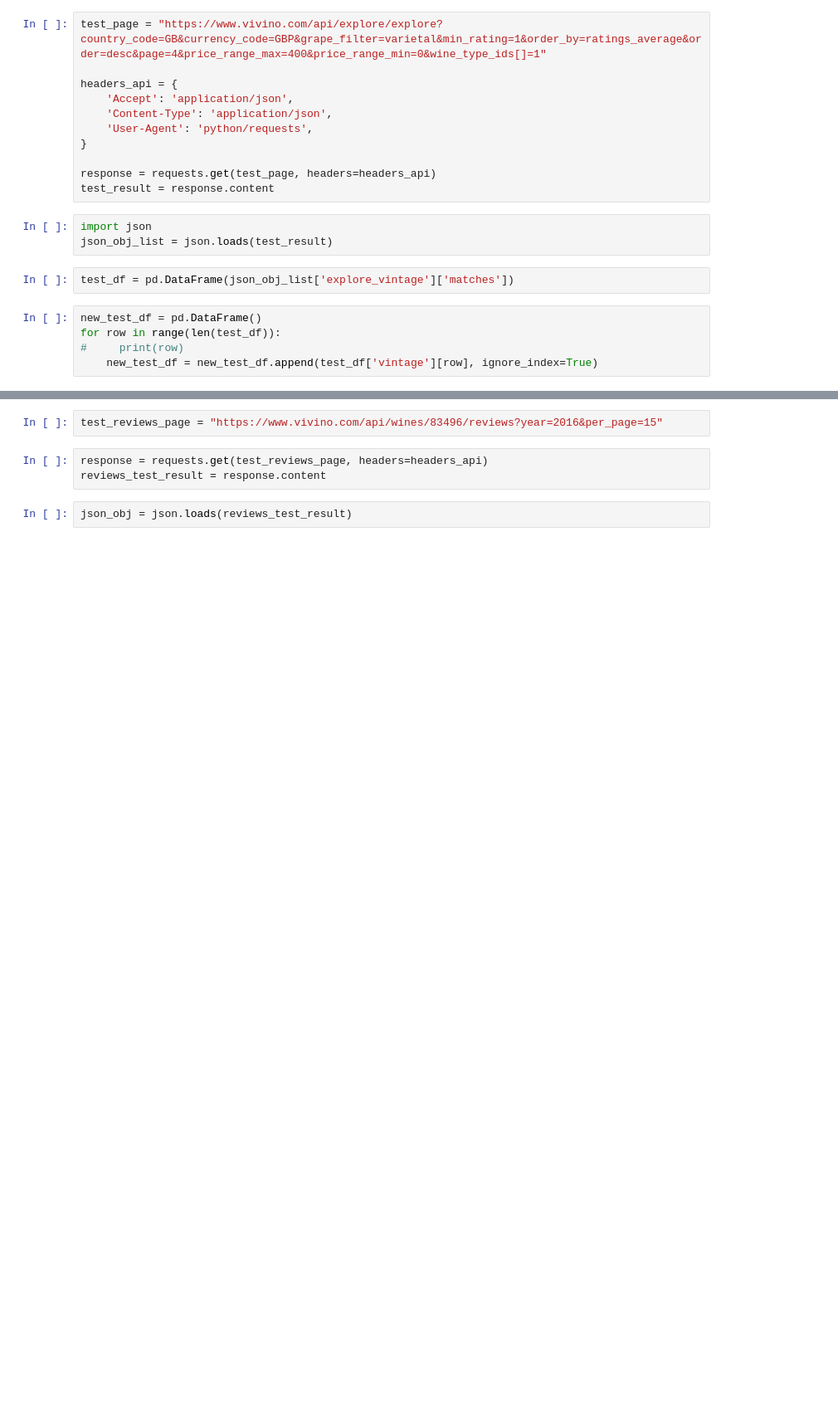
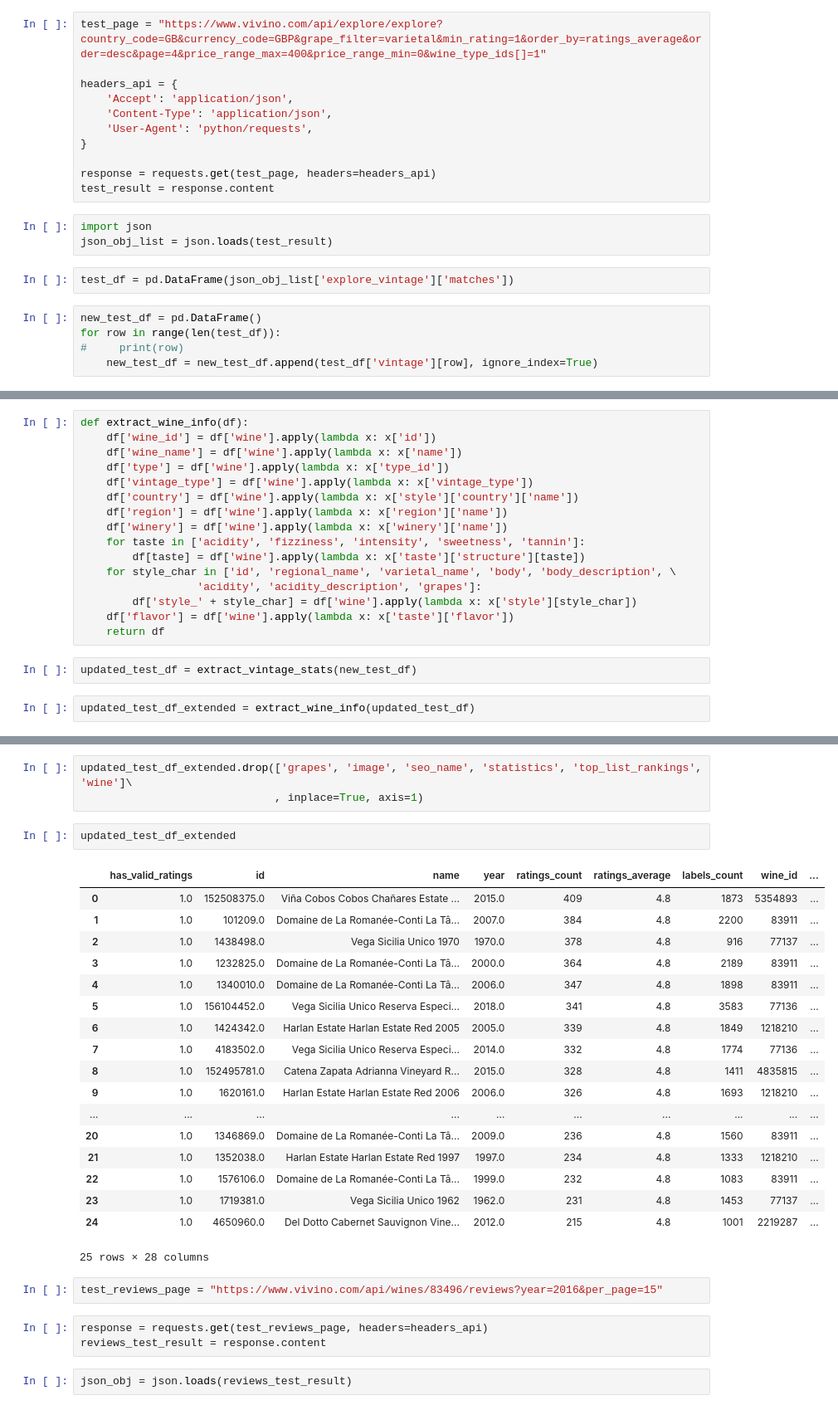
Before and after one commit to sveta-egorova/wine, a Jupyter notebook: ProjectM.ipynb, the cells around one changed output, grey strips where cells are left out. Shown at 83% size. Drawn from its saved outputs; the diff is of its cells as text; blank space fills up the shorter version.

```diff
--- a/ProjectM.ipynb
+++ b/ProjectM.ipynb
@@ -906,0 +892,20 @@ new_test_df
+# %%
+def extract_wine_info(df):
+    df['wine_id'] = df['wine'].apply(lambda x: x['id'])
+    df['wine_name'] = df['wine'].apply(lambda x: x['name'])
+    df['type'] = df['wine'].apply(lambda x: x['type_id'])
+    df['vintage_type'] = df['wine'].apply(lambda x: x['vintage_type'])
+    df['country'] = df['wine'].apply(lambda x: x['style']['country']['name'])
+    df['region'] = df['wine'].apply(lambda x: x['region']['name'])
+    df['winery'] = df['wine'].apply(lambda x: x['winery']['name'])
+    for taste in ['acidity', 'fizziness', 'intensity', 'sweetness', 'tannin']:
+        df[taste] = df['wine'].apply(lambda x: x['taste']['structure'][taste])
+    for style_char in ['id', 'regional_name', 'varietal_name', 'body', 'body_description', \
+                  'acidity', 'acidity_description', 'grapes']:
+        df['style_' + style_char] = df['wine'].apply(lambda x: x['style'][style_char])
+    df['flavor'] = df['wine'].apply(lambda x: x['taste']['flavor'])
+    return df
+# %%
+updated_test_df = extract_vintage_stats(new_test_df)
+# %%
+updated_test_df_extended = extract_wine_info(updated_test_df)
@@ -907,3 +923,27 @@ new_test_df
+# %%
+updated_test_df_extended.drop(['grapes', 'image', 'seo_name', 'statistics', 'top_list_rankings', 'wine']\
+                              , inplace=True, axis=1)
+# %%
+updated_test_df_extended
+# %% [output]
+|  | has_valid_ratings | id | name | year | ratings_count | ratings_average | labels_count | wine_id | ... |
+| 0 | 1.0 | 152508375.0 | Viña Cobos Cobos Chañares Estate ... | 2015.0 | 409 | 4.8 | 1873 | 5354893 | ... |
+| 1 | 1.0 | 101209.0 | Domaine de La Romanée-Conti La Tâ... | 2007.0 | 384 | 4.8 | 2200 | 83911 | ... |
+| 2 | 1.0 | 1438498.0 | Vega Sicilia Unico 1970 | 1970.0 | 378 | 4.8 | 916 | 77137 | ... |
+| 3 | 1.0 | 1232825.0 | Domaine de La Romanée-Conti La Tâ... | 2000.0 | 364 | 4.8 | 2189 | 83911 | ... |
+| 4 | 1.0 | 1340010.0 | Domaine de La Romanée-Conti La Tâ... | 2006.0 | 347 | 4.8 | 1898 | 83911 | ... |
+| 5 | 1.0 | 156104452.0 | Vega Sicilia Unico Reserva Especi... | 2018.0 | 341 | 4.8 | 3583 | 77136 | ... |
+| 6 | 1.0 | 1424342.0 | Harlan Estate Harlan Estate Red 2005 | 2005.0 | 339 | 4.8 | 1849 | 1218210 | ... |
+| 7 | 1.0 | 4183502.0 | Vega Sicilia Unico Reserva Especi... | 2014.0 | 332 | 4.8 | 1774 | 77136 | ... |
+| 8 | 1.0 | 152495781.0 | Catena Zapata Adrianna Vineyard R... | 2015.0 | 328 | 4.8 | 1411 | 4835815 | ... |
+| 9 | 1.0 | 1620161.0 | Harlan Estate Harlan Estate Red 2006 | 2006.0 | 326 | 4.8 | 1693 | 1218210 | ... |
+| ... | ... | ... | ... | ... | ... | ... | ... | ... | ... |
+| 20 | 1.0 | 1346869.0 | Domaine de La Romanée-Conti La Tâ... | 2009.0 | 236 | 4.8 | 1560 | 83911 | ... |
+| 21 | 1.0 | 1352038.0 | Harlan Estate Harlan Estate Red 1997 | 1997.0 | 234 | 4.8 | 1333 | 1218210 | ... |
+| 22 | 1.0 | 1576106.0 | Domaine de La Romanée-Conti La Tâ... | 1999.0 | 232 | 4.8 | 1083 | 83911 | ... |
+| 23 | 1.0 | 1719381.0 | Vega Sicilia Unico 1962 | 1962.0 | 231 | 4.8 | 1453 | 77137 | ... |
+| 24 | 1.0 | 4650960.0 | Del Dotto Cabernet Sauvignon Vine... | 2012.0 | 215 | 4.8 | 1001 | 2219287 | ... |
+25 rows × 28 columns
 # %%
 test_reviews_page = "https://www.vivino.com/api/wines/83496/reviews?year=2016&per_page=15"
 # %%
```
Also changed, not shown: parts of 3 cells of this notebook.
